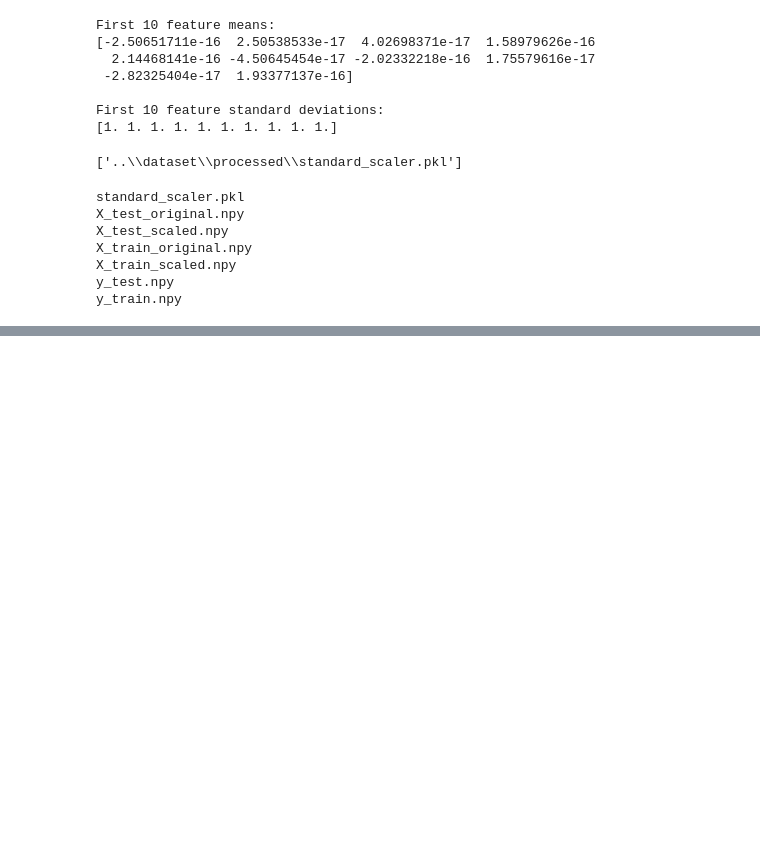
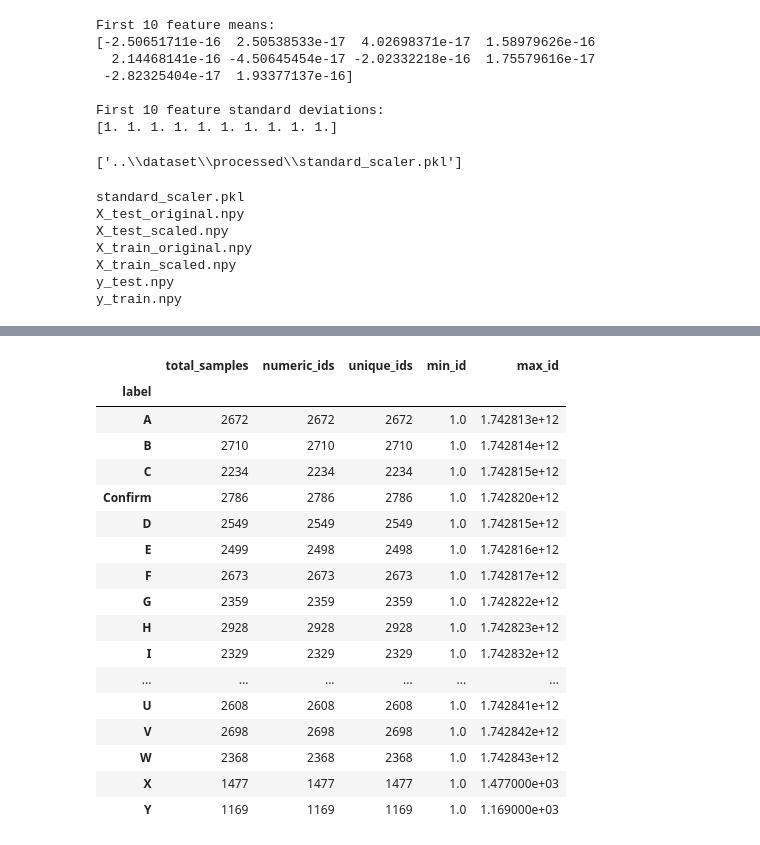
Before and after one commit to Amindra-Edirisuriya/American-Sign-Language-Ditection, a Jupyter notebook: notebooks/03_preprocessing.ipynb, the cells around one changed output, grey strips where cells are left out. Saved outputs shown, nothing was run; the diff lists cells and outputs as text; code cells hidden in the pictures; blank space fills up the shorter version.

```diff
--- a/notebooks/03_preprocessing.ipynb
+++ b/notebooks/03_preprocessing.ipynb
@@ -174,5 +174,6 @@ Y (21, 3) (63,)
 # %%
 X = []
 y = []
+source_files = []
 # %%
 for class_folder in dataset_path.iterdir():
@@ -378,0 +592,33 @@ y_train.npy
+# %%
+numeric_id_summary = (
+    metadata_df
+    .groupby("label")
+    .agg(
+        total_samples=("sample_index", "count"),
+        numeric_ids=("numeric_id", "count"),
+        unique_ids=("numeric_id", "nunique"),
+        min_id=("numeric_id", "min"),
+        max_id=("numeric_id", "max")
+    )
+)
+
+display(numeric_id_summary)
+# %% [output]
+|  | total_samples | numeric_ids | unique_ids | min_id | max_id |
+| label |  |  |  |  |  |
+| A | 2672 | 2672 | 2672 | 1.0 | 1.742813e+12 |
+| B | 2710 | 2710 | 2710 | 1.0 | 1.742814e+12 |
+| C | 2234 | 2234 | 2234 | 1.0 | 1.742815e+12 |
+| Confirm | 2786 | 2786 | 2786 | 1.0 | 1.742820e+12 |
+| D | 2549 | 2549 | 2549 | 1.0 | 1.742815e+12 |
+| E | 2499 | 2498 | 2498 | 1.0 | 1.742816e+12 |
+| F | 2673 | 2673 | 2673 | 1.0 | 1.742817e+12 |
+| G | 2359 | 2359 | 2359 | 1.0 | 1.742822e+12 |
+| H | 2928 | 2928 | 2928 | 1.0 | 1.742823e+12 |
+| I | 2329 | 2329 | 2329 | 1.0 | 1.742832e+12 |
+| ... | ... | ... | ... | ... | ... |
+| U | 2608 | 2608 | 2608 | 1.0 | 1.742841e+12 |
+| V | 2698 | 2698 | 2698 | 1.0 | 1.742842e+12 |
+| W | 2368 | 2368 | 2368 | 1.0 | 1.742843e+12 |
+| X | 1477 | 1477 | 1477 | 1.0 | 1.477000e+03 |
+| Y | 1169 | 1169 | 1169 | 1.0 | 1.169000e+03 |
```
Also changed, not shown: parts of 30 cells of this notebook, 52 other files.
